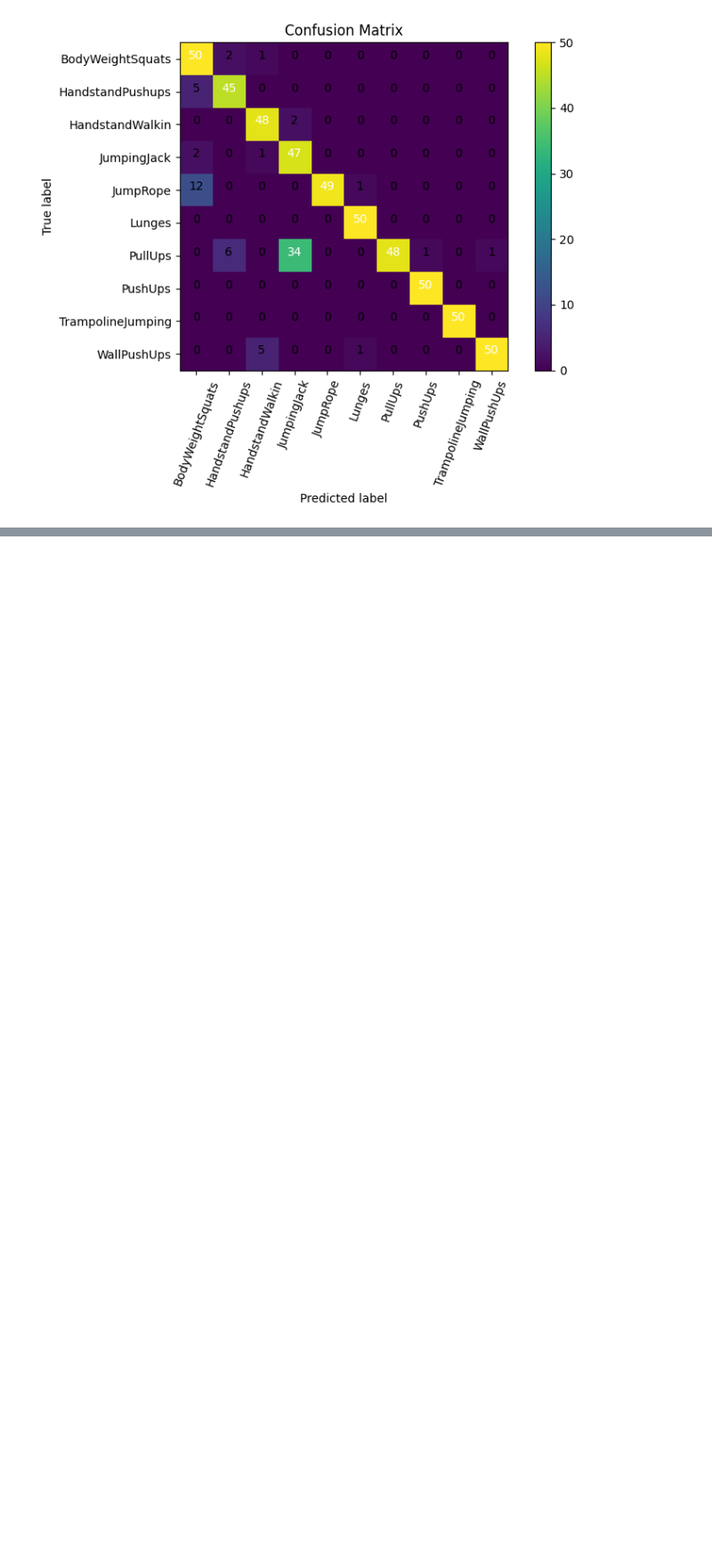
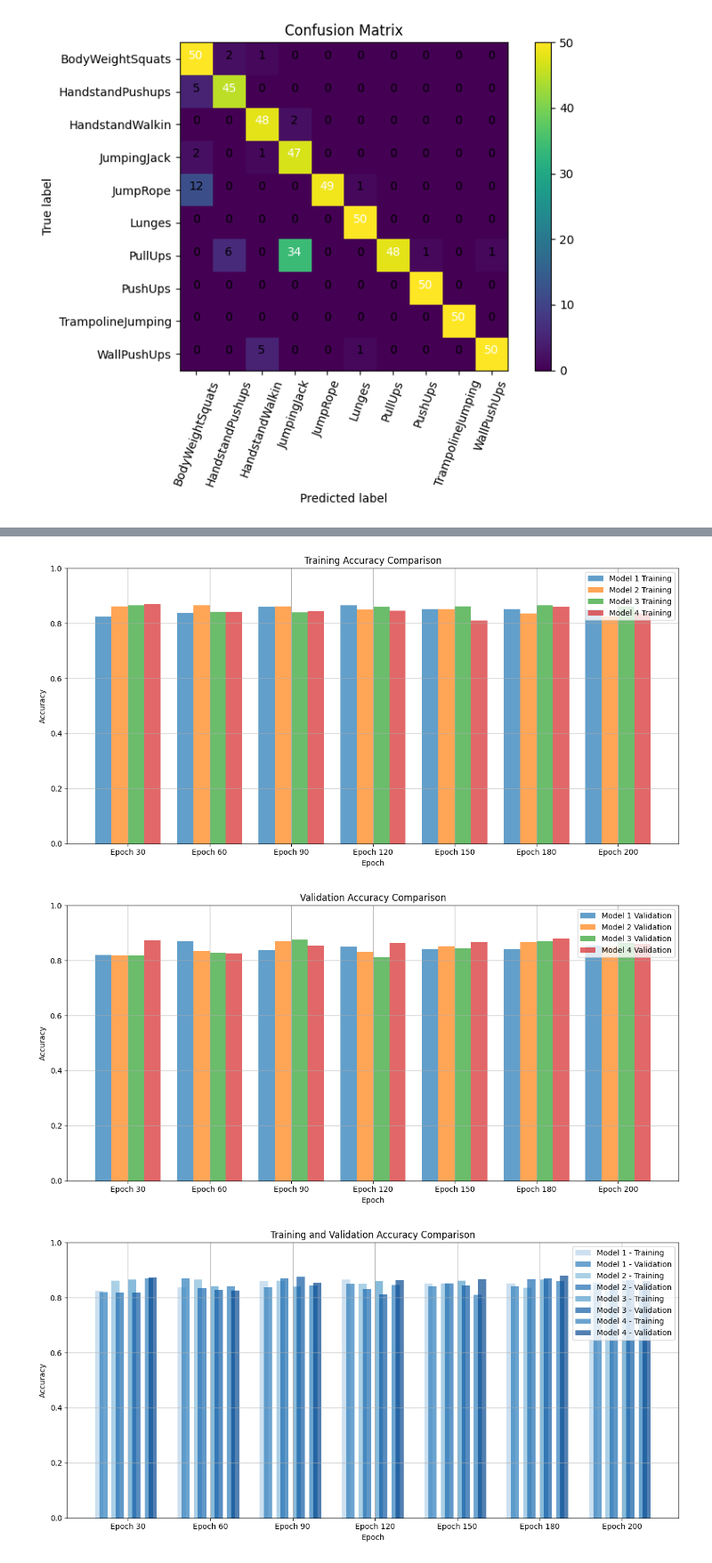
Before and after one commit to klfl1012/IDLCV2, a Jupyter notebook: Visualization_test.ipynb, the cells around one changed output, grey strips where cells are left out. Shown at 89% size. Saved outputs shown, nothing was run; the diff lists cells and outputs as text; code cells hidden in the pictures; blank space fills up the shorter version.

```diff
--- a/Visualization_test.ipynb
+++ b/Visualization_test.ipynb
@@ -83,0 +124,6 @@ plotting.plot_history(hist)
+# %%
+plotting.plot_accuracies(model_data, epoch_span=30, bar_width=0.2)
+# %% [output]
+[figure, added]
+[figure, added]
+[figure, added]
```
Also changed, not shown: parts of 9 cells of this notebook, 1 other file.
